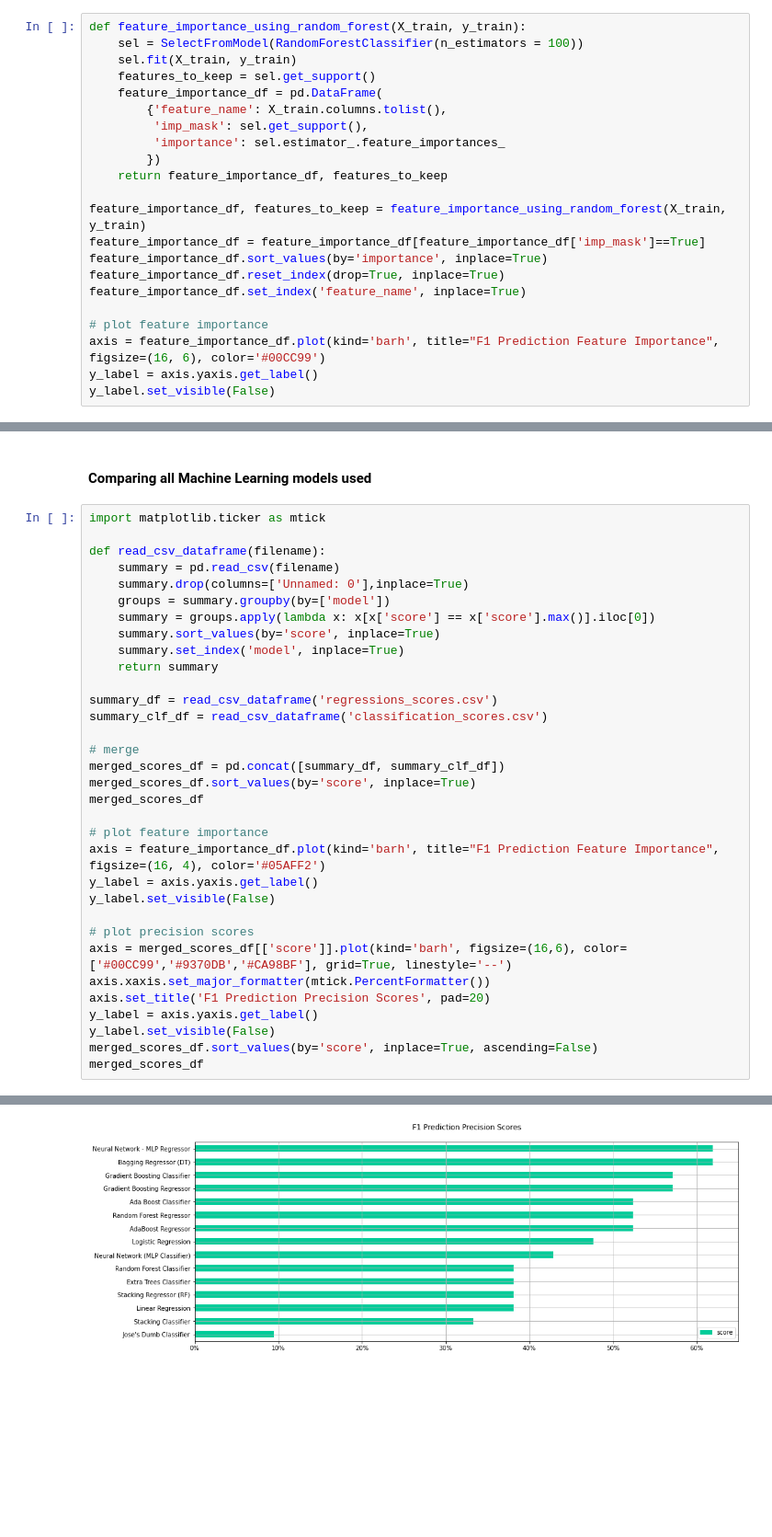
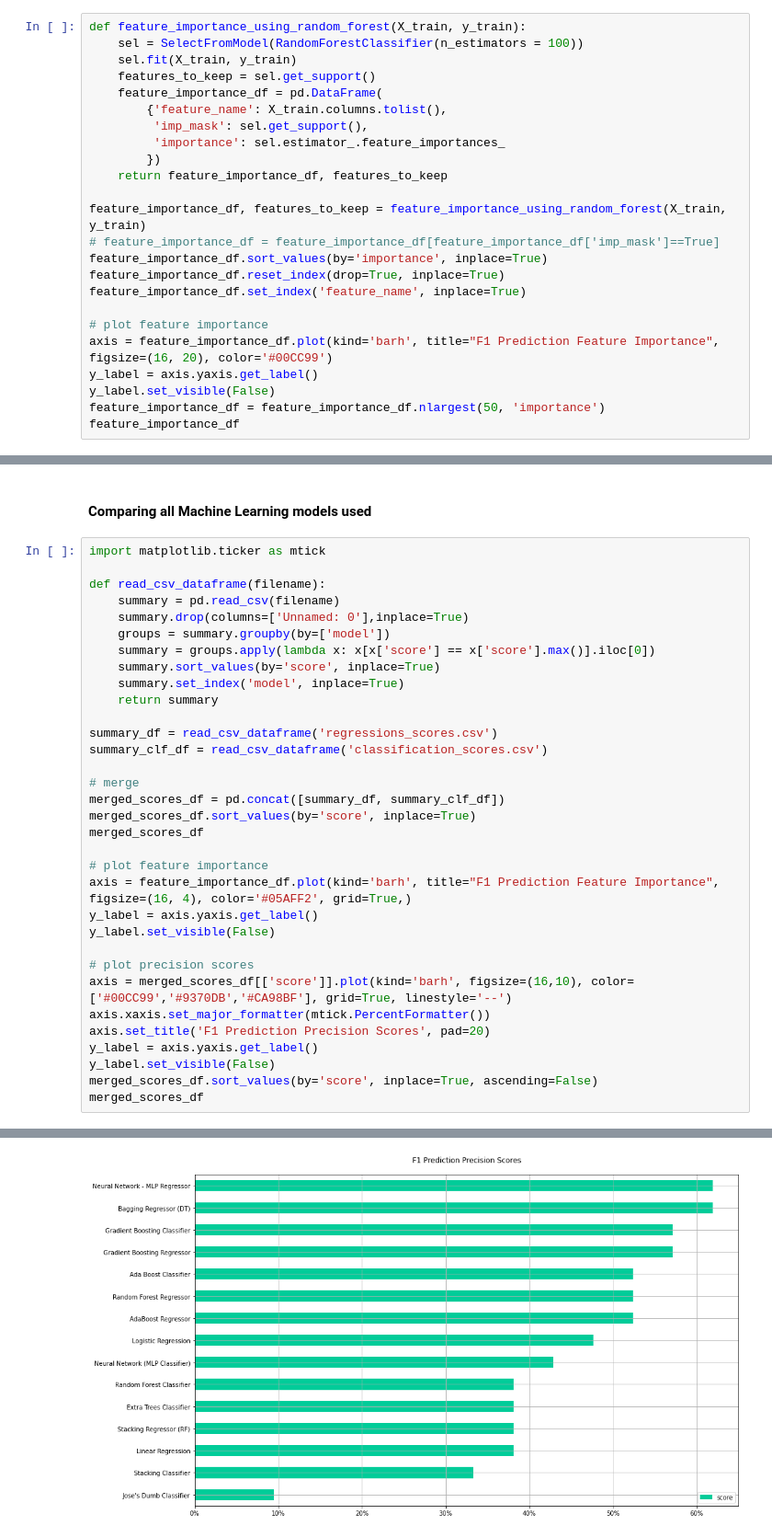
Before and after one commit to jaeyow/f1-predictor, a Jupyter notebook: final-project-part3-technical-notebook.ipynb, the cells around one changed output, grey strips where cells are left out. Shown: that part at 92% size. Cells and saved outputs as stored; diff of their text form; blank space fills up the shorter version.

```diff
--- a/final-project-part3-technical-notebook.ipynb
+++ b/final-project-part3-technical-notebook.ipynb
@@ -435,13 +481,15 @@ def feature_importance_using_random_forest(X_train, y_train):
     return feature_importance_df, features_to_keep
 
 feature_importance_df, features_to_keep = feature_importance_using_random_forest(X_train, y_train)
-feature_importance_df = feature_importance_df[feature_importance_df['imp_mask']==True]
+# feature_importance_df = feature_importance_df[feature_importance_df['imp_mask']==True]
 feature_importance_df.sort_values(by='importance', inplace=True)
 feature_importance_df.reset_index(drop=True, inplace=True)
 feature_importance_df.set_index('feature_name', inplace=True)
 
 # plot feature importance
-axis = feature_importance_df.plot(kind='barh', title="F1 Prediction Feature Importance", figsize=(16, 6), color='#00CC99')
+axis = feature_importance_df.plot(kind='barh', title="F1 Prediction Feature Importance", figsize=(16, 20), color='#00CC99')
 y_label = axis.yaxis.get_label()
 y_label.set_visible(False)
+feature_importance_df = feature_importance_df.nlargest(50, 'importance')
+feature_importance_df
 # %% [output]
@@ -1159,38 +1282,38 @@ merged_scores_df.sort_values(by='score', inplace=True)
 merged_scores_df
 
 # plot feature importance
-axis = feature_importance_df.plot(kind='barh', title="F1 Prediction Feature Importance", figsize=(16, 4), color='#05AFF2')
+axis = feature_importance_df.plot(kind='barh', title="F1 Prediction Feature Importance", figsize=(16, 4), color='#05AFF2', grid=True,)
 y_label = axis.yaxis.get_label()
 y_label.set_visible(False)
 
 # plot precision scores
-axis = merged_scores_df[['score']].plot(kind='barh', figsize=(16,6), color=['#00CC99','#9370DB','#CA98BF'], grid=True, linestyle='--')
+axis = merged_scores_df[['score']].plot(kind='barh', figsize=(16,10), color=['#00CC99','#9370DB','#CA98BF'], grid=True, linestyle='--')
 axis.xaxis.set_major_formatter(mtick.PercentFormatter())
 axis.set_title('F1 Prediction Precision Scores', pad=20)
 y_label = axis.yaxis.get_label()
 y_label.set_visible(False)
 merged_scores_df.sort_values(by='score', inplace=True, ascending=False)
 merged_scores_df
 # %% [output]
 |  | params | score | train_time | test_time |
 | model |  |  |  |  |
 | Bagging Regressor (DT) | (200, 10, 50, True, True) | 61.905 | 0.975334 | 0.416948 |
 | Neural Network - MLP Regressor | ((75, 30, 50, 10, 3), 'identity',... | 61.905 | 10.226832 | 0.200022 |
 | Gradient Boosting Regressor | (300, 0.1, 0.001, 10) | 57.143 | 0.606889 | 0.171962 |
 | Gradient Boosting Classifier | (200, 0.01, 0.001, 20) | 57.143 | 0.920284 | 0.166690 |
 | AdaBoost Regressor | (200, 0.01, 'square') | 52.381 | 14.969050 | 0.449939 |
 | Random Forest Regressor | (300, 10, 2, 5, 'auto') | 52.381 | 23.799965 | 0.553645 |
 | Ada Boost Classifier | (200, 0.1, 'SAMME') | 52.381 | 3.774158 | 0.445910 |
 | Logistic Regression | ('l1', 'liblinear', 0.00695192796... | 47.619 | 0.049125 | 0.162838 |
 | Neural Network (MLP Classifier) | ((80, 20, 40, 5), 'logistic', 'sg... | 42.857 | 3.335669 | 0.208089 |
 | Linear Regression | True | 38.095 | 0.037792 | 0.181738 |
 | Stacking Regressor (RF) | (100, 10) | 38.095 | 2.767714 | 0.325875 |
 | Extra Trees Classifier | (100, 10, 2, 1, 'auto') | 38.095 | 1.056110 | 0.330396 |
 | Random Forest Classifier | (100, 10, 2, 3, 'log2') | 38.095 | 1.189105 | 0.328895 |
 | Stacking Classifier | 100 | 33.333 | 10.538083 | 0.374325 |
 | Jose's Dumb Classifier | none | 9.524 | 0.000002 | 0.187482 |
 [figure]
-[figure, old version]
+[figure, new version]
 # %% [markdown]
 ### Conclusion
 
```
Also changed, not shown: parts of 16 cells of this notebook, 24 other files.
